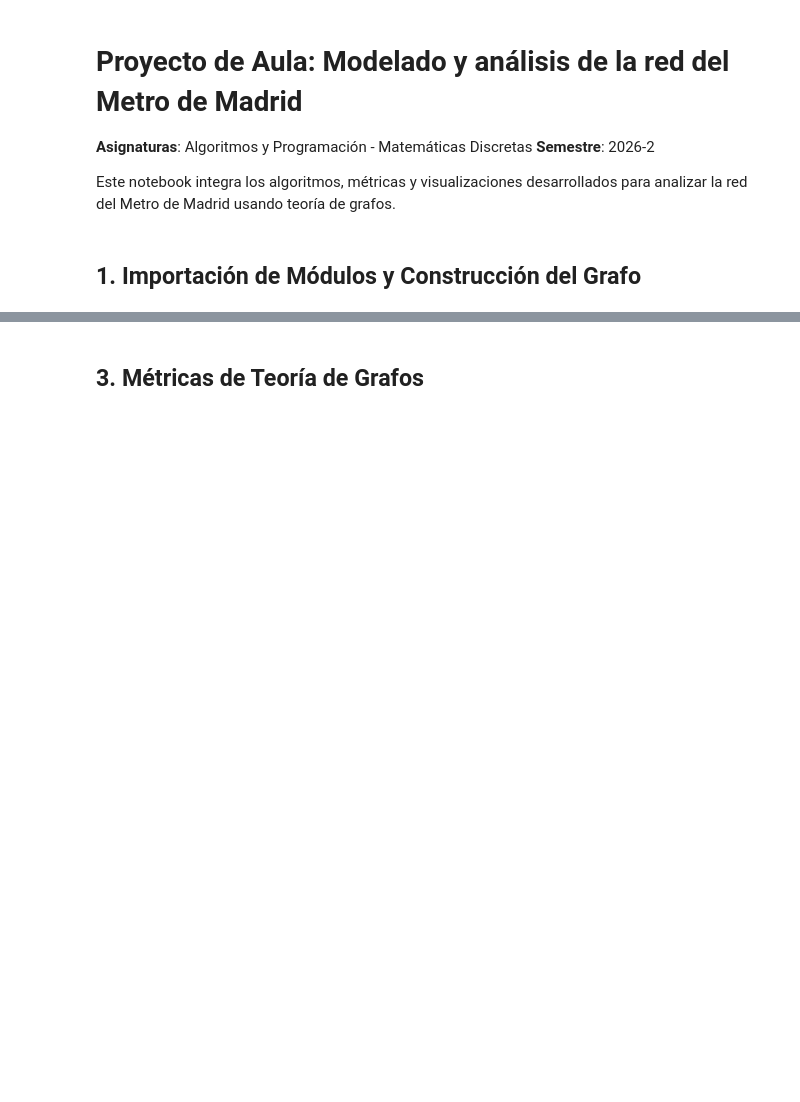
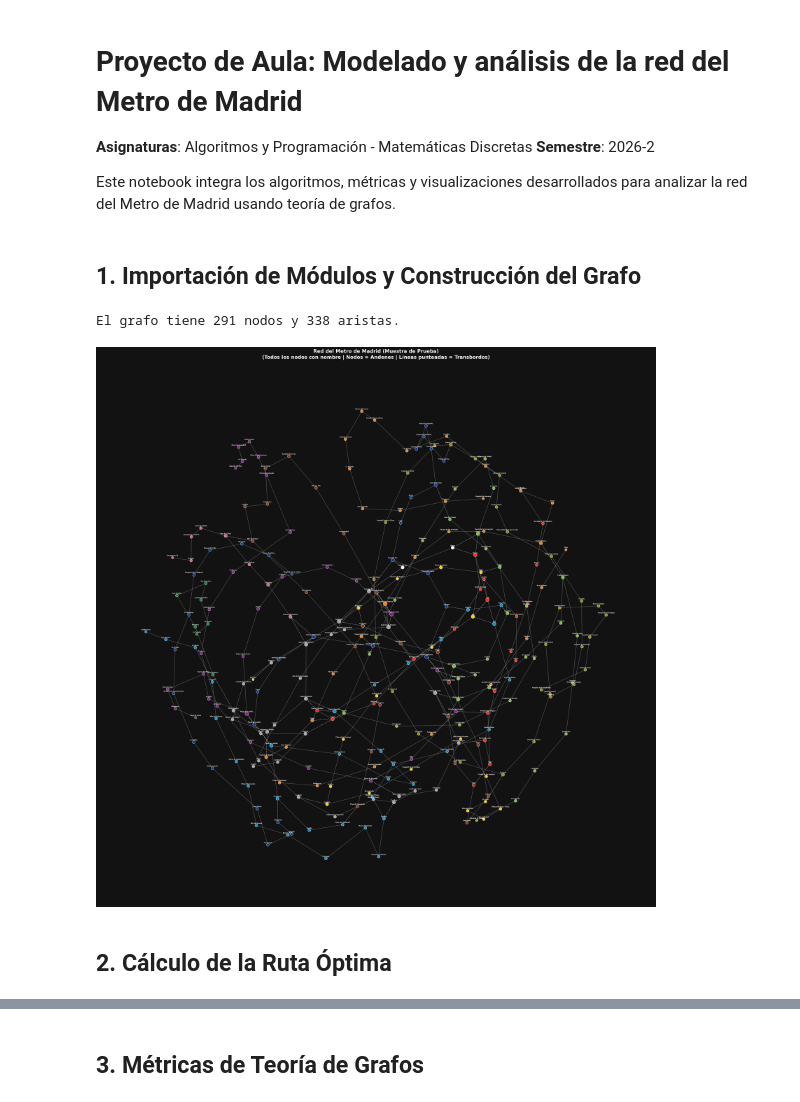
Before and after one commit to mathiaslozano1/metro_madrid, a Jupyter notebook: notebooks/Proyecto_Metro_Madrid.ipynb, the cells around one changed output, grey strips where cells are left out. Drawn from its saved outputs; the diff is of its cells as text; code cells hidden in the pictures; blank space fills up the shorter version.

```diff
--- a/notebooks/Proyecto_Metro_Madrid.ipynb
+++ b/notebooks/Proyecto_Metro_Madrid.ipynb
@@ -7,6 +7,27 @@
 Este notebook integra los algoritmos, métricas y visualizaciones desarrollados para analizar la red del Metro de Madrid usando teoría de grafos.
 # %% [markdown]
 ## 1. Importación de Módulos y Construcción del Grafo
+# %%
+import sys
+import os
+sys.path.append(os.path.abspath('../src'))
+
+from graph_builder import load_data, build_metro_graph
+from algorithms import compare_routes
+from metrics import get_all_metrics, get_top_stations_by_degree, get_top_stations_by_betweenness
+from robustness import identify_articulation_points, simulate_node_removal
+from visualization import plot_graph_matplotlib,plot_graph_pyvis,plot_route_matplotlib,plot_failed_station_matplotlib
+
+## Cargar datos y construir grafo
+data = load_data('../data/metro_madrid.json')
+G = build_metro_graph(data)
+print(f"El grafo tiene {G.number_of_nodes()} nodos y {G.number_of_edges()} aristas.")
+plot_graph_matplotlib(G, title="Red del Metro de Madrid (Muestra de Prueba)")
+# %% [output]
+El grafo tiene 291 nodos y 338 aristas.
+[figure, added]
+# %% [markdown]
+## 2. Cálculo de la Ruta Óptima
 # %%
 origen = 'sevilla'
 destino = 'bilbao'
```
Also changed, not shown: parts of 10 cells of this notebook.
